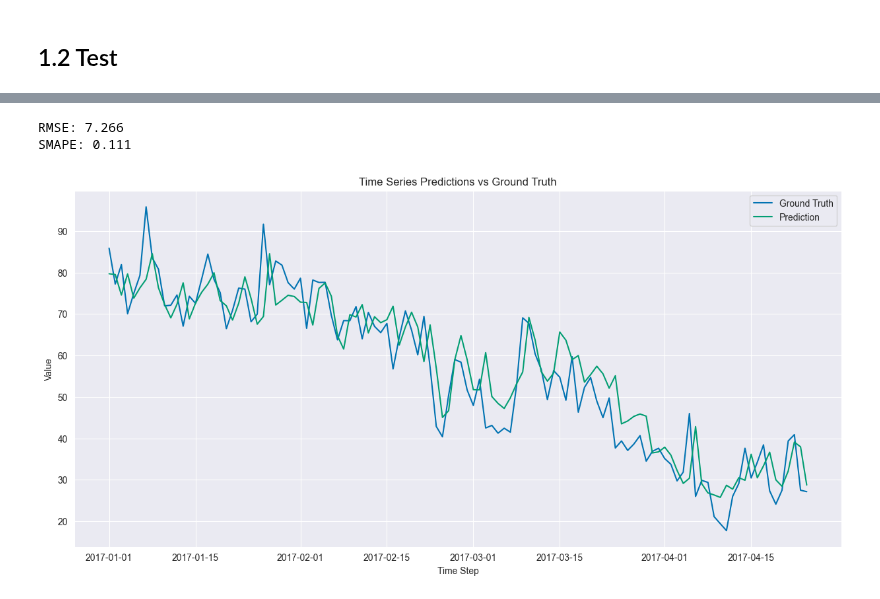
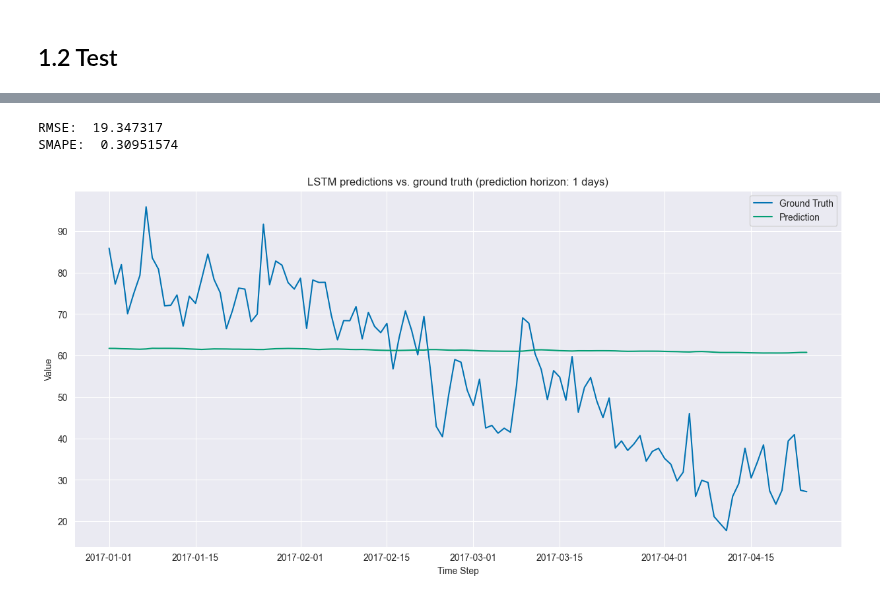
Before and after one commit to Jookare/ADAML-project2, a Jupyter notebook: Train/training.ipynb, the cells around one changed output, grey strips where cells are left out. Cells and saved outputs as stored; diff of their text form; code cells hidden in the pictures.

```diff
--- a/Train/training.ipynb
+++ b/Train/training.ipynb
@@ -160,7 +160,7 @@ match model_type:
                         decoder_heads=2, decoder_depth=1,
                         input_size=input_size, out_features=output_size, dropout_p=0.2)
     case _:
-             "Something's wrong with the model_type"
+             "Something's wrong with the internet"
 
 model = model.to(device)
 
@@ -170,9 +170,9 @@ n_epochs = 100
 lr = 0.0001
 
 criterion = nn.MSELoss()
-optimizer = optim.Adam(model.parameters(), lr, weight_decay=0.03)
+optimizer = optim.SGD(model.parameters(), lr, weight_decay=0.03)
 
-# Set Horizon
+# Set Training Horizon
 horizon = 1
 # %% [markdown]
 ## 1.1 Train
@@ -238,10 +260,10 @@ for i in range(4):
 ## 1.2 Test
 # %%
 # Add The required windows size to the test df so that we can start predicting from the beginning
-test_horizon = horizon
+test_horizon = 1
 test_start_date = test_df["date"].loc[0]
-test_window_date = test_start_date - pd.Timedelta(days=window_size+test_horizon)
-filtered_train_df = train_df[(train_df['date'] > test_window_date) & (train_df['date'] < test_start_date)]
+test_window_date = test_start_date - pd.Timedelta(days=window_size+test_horizon-1)
+filtered_train_df = train_df[(train_df['date'] >= test_window_date) & (train_df['date'] < test_start_date)]
 test_df_altered = pd.concat([filtered_train_df, test_df], ignore_index=True)
 
 test_dataset = TimeSeriesDataset(df=test_df_altered, window_size=window_size, horizon=test_horizon, date_as_var=date_as_var)
@@ -249,6 +271,7 @@ test_loader = DataLoader(test_dataset, batch_size=batch_size)
 
 len(test_dataset)
 print("first target", test_dataset[0][1])
-print(f"{window_size+test_horizon - 1}th window humidity", test_dataset[window_size+test_horizon - 1][0][0] )
+# print(f"{window_size+test_horizon}th window humidity", test_dataset[window_size+test_horizon][0][0] )
+test_dataset[1][0]
 # %% [output]
 first target tensor(1.4961)
@@ -290,23 +329,23 @@ pred = pred*norm_stats["humidity"]["std"] + norm_stats["humidity"]["mean"]
 
 mean_rmse = RMSE(gt, pred)
 mean_smape = SMAPE(gt, pred)
-print(f"RMSE: {mean_rmse:.3f}")
-print(f"SMAPE: {mean_smape:.3f}")
+print("RMSE: ", mean_rmse)
+print("SMAPE: ", mean_smape)
 # %% [output]
-RMSE: 7.266
-SMAPE: 0.111
+RMSE:  19.347317
+SMAPE:  0.30951574
 # %%
 
 # Plot the ground truth and predictions
 plt.figure(figsize=(15, 7))
 plt.plot(test_df["date"], gt, label="Ground Truth", color=colors[0])
 plt.plot(test_df["date"], pred, label="Prediction", color=colors[1])
 # Add labels, legend, and grid
-plt.title("Time Series Predictions vs Ground Truth")
+plt.title(f"{model_type} predictions vs. ground truth (prediction horizon: {test_horizon} days)")
 plt.xlabel("Time Step")
 plt.ylabel("Value")
 plt.legend()
 plt.grid("on")
 plt.show()
 # %% [output]
-[figure, old version]
+[figure, new version]
```
Also changed, not shown: parts of 6 cells of this notebook.
